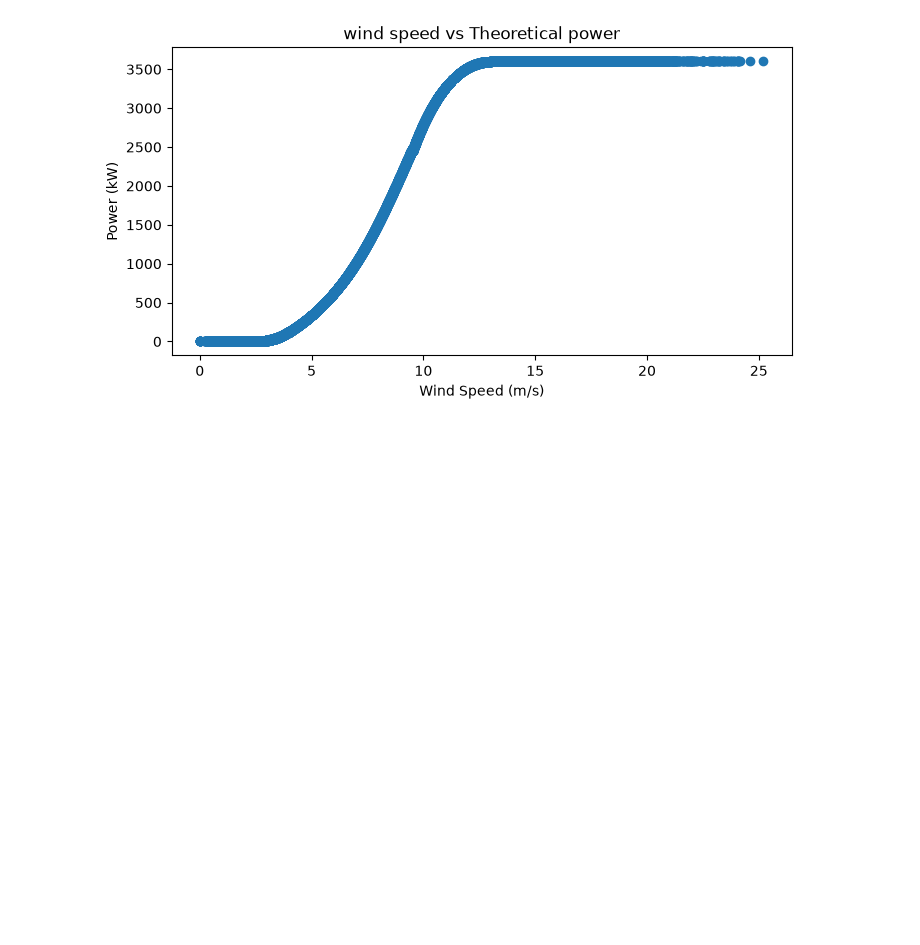
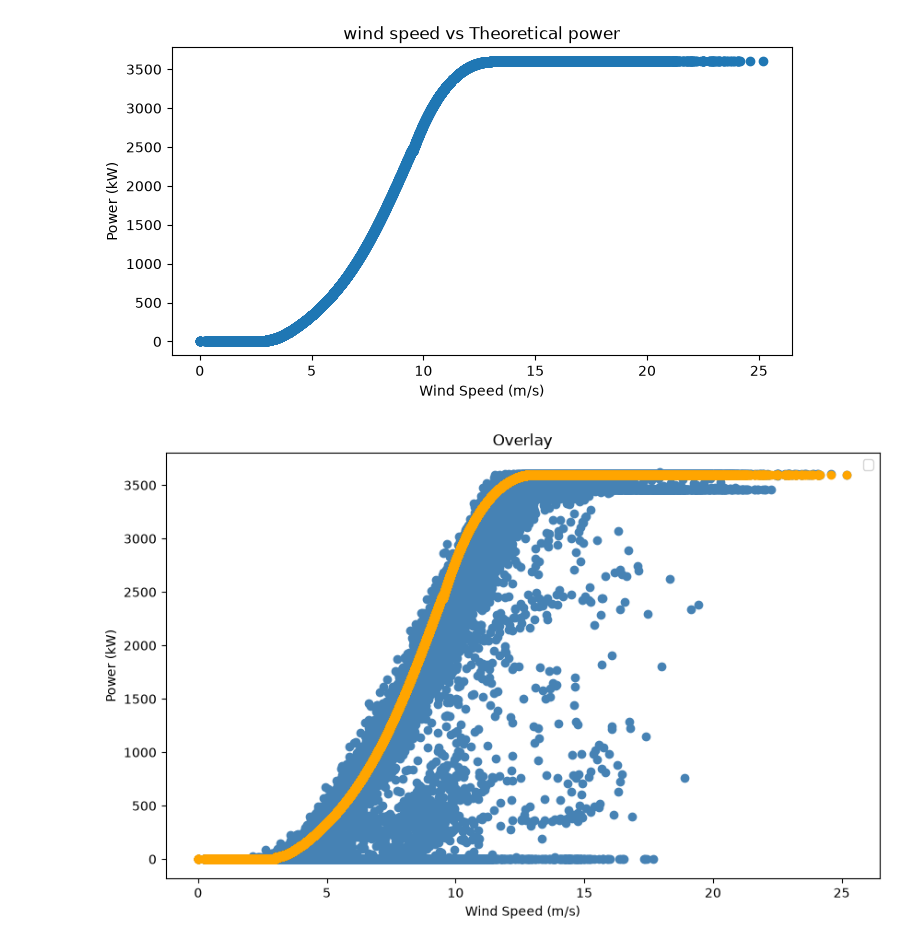
Before and after one commit to BilaalBakare/wind-turbine-anomaly-detection, a Jupyter notebook: eda.ipynb, the cells around one changed output. Cells and saved outputs as stored; diff of their text form; code cells hidden in the pictures; blank space fills up the shorter version.

Commit message:
overlay

```diff
--- a/eda.ipynb
+++ b/eda.ipynb
@@ -57,3 +57,16 @@ ax.set_title('wind speed vs Theoretical power')
 plt.show()
 # %% [output]
 [figure]
+# %%
+fig, ax = plt.subplots(figsize=(10, 6))
+
+ax.scatter(df['Wind Speed (m/s)'], df['LV ActivePower (kW)'], color='steelblue')
+ax.scatter(df['Wind Speed (m/s)'], df['Theoretical_Power_Curve (KWh)'], color='orange')
+ax.set_xlabel('Wind Speed (m/s)')
+ax.set_ylabel('Power (kW)')
+ax.set_title('Overlay')
+ax.legend()
+
+plt.show()
+# %% [output]
+[figure, added]
```
